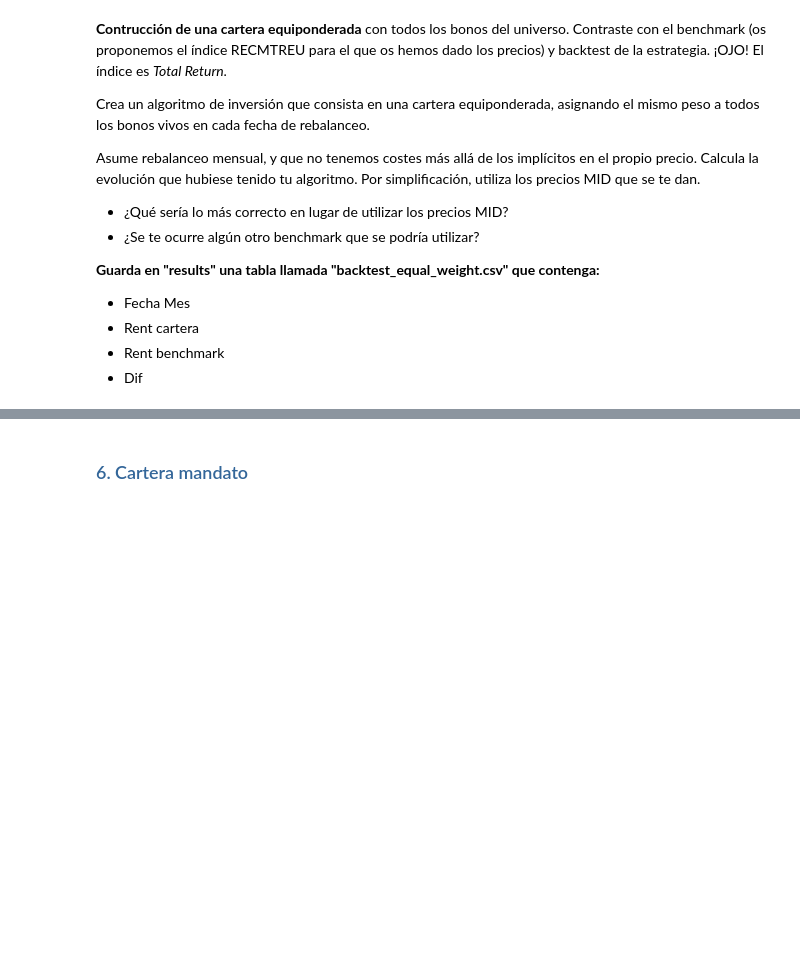
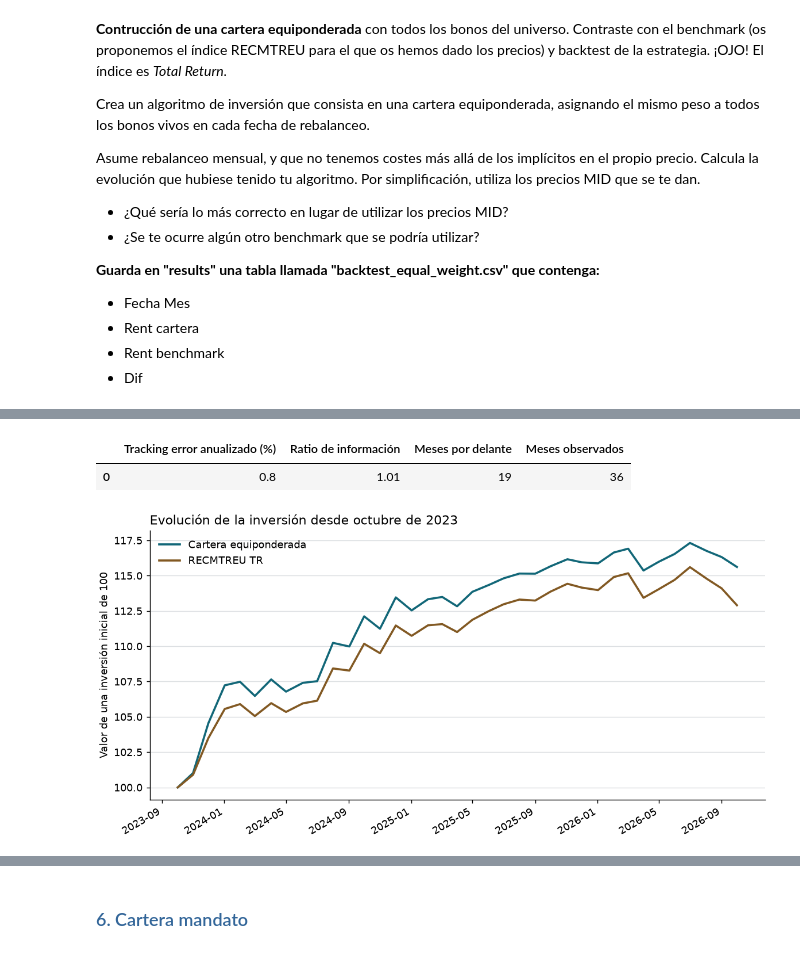
Before and after one commit to alejandroperezpujante/taller-rf-miax15, a Jupyter notebook: src/analisis_cartera.ipynb, the cells around one changed output, grey strips where cells are left out. Drawn from its saved outputs; the diff is of its cells as text; code cells hidden in the pictures; blank space fills up the shorter version.

Commit message:
feat(fixed-income): add bond analytics and monthly portfolio backtest

```diff
--- a/src/analisis_cartera.ipynb
+++ b/src/analisis_cartera.ipynb
@@ -480,0 +663,48 @@ Asume rebalanceo mensual, y que no tenemos costes más allá de los implícitos
+# %%
+from math import sqrt
+
+import matplotlib.pyplot as plt
+
+rent_mensual = backtest_cartera.set_index("Fecha Mes")[
+    ["Rent cartera", "Rent benchmark"]
+].rename(columns={"Rent cartera": "Cartera equiponderada", "Rent benchmark": "RECMTREU TR"})
+
+base_100 = evolucion_cartera.set_index("Fecha Mes")[
+    ["Cartera base 100", "RECMTREU base 100"]
+].set_axis(rent_mensual.columns, axis=1)
+base_100.loc[pesos_cartera.index[0]] = 100.0
+base_100 = base_100.sort_index()
+
+meses = len(rent_mensual)
+factor_acumulado = base_100.iloc[-1] / 100
+caida_desde_maximo = 1 - base_100 / base_100.cummax()
+metricas_ejercicio_5 = pd.DataFrame({
+    "Rentabilidad acumulada (%)": 100 * (factor_acumulado - 1),
+    "Rentabilidad anualizada (%)": 100 * (factor_acumulado ** (12 / meses) - 1),
+    "Volatilidad anualizada (%)": 100 * rent_mensual.std() * sqrt(12),
+    "Caída máxima (%)": 100 * caida_desde_maximo.max(),
+})
+
+diferencia_mensual = backtest_cartera["Dif"]
+tracking_error = diferencia_mensual.std() * sqrt(12)
+ratio_informacion = 12 * diferencia_mensual.mean() / tracking_error
+metricas_activas = pd.DataFrame([{
+    "Tracking error anualizado (%)": 100 * tracking_error,
+    "Ratio de información": ratio_informacion,
+    "Meses por delante": int(diferencia_mensual.gt(0).sum()),
+    "Meses observados": meses,
+}])
+
+display(metricas_ejercicio_5.round(2))
+display(metricas_activas.round(2))
+
+fig, ax = plt.subplots(figsize=(9, 4.4), layout="constrained")
+base_100.plot(ax=ax, color=["#126778", "#825923"], linewidth=2)
+ax.set_title("Evolución de la inversión desde octubre de 2023", loc="left")
+ax.set_ylabel("Valor de una inversión inicial de 100")
+ax.set_xlabel("")
+ax.grid(axis="y", color="#dcdfe2", linewidth=0.8)
+ax.spines[["top", "right"]].set_visible(False)
+ax.legend(frameon=False, loc="upper left")
+plt.show()
+# %% [output]
@@ -480,0 +714,3 @@ Asume rebalanceo mensual, y que no tenemos costes más allá de los implícitos
+|  | Tracking error anualizado (%) | Ratio de información | Meses por delante | Meses observados |
+| 0 | 0.8 | 1.01 | 19 | 36 |
+[figure, added]
```
Also changed, not shown: parts of 9 cells of this notebook, 7 other files.
